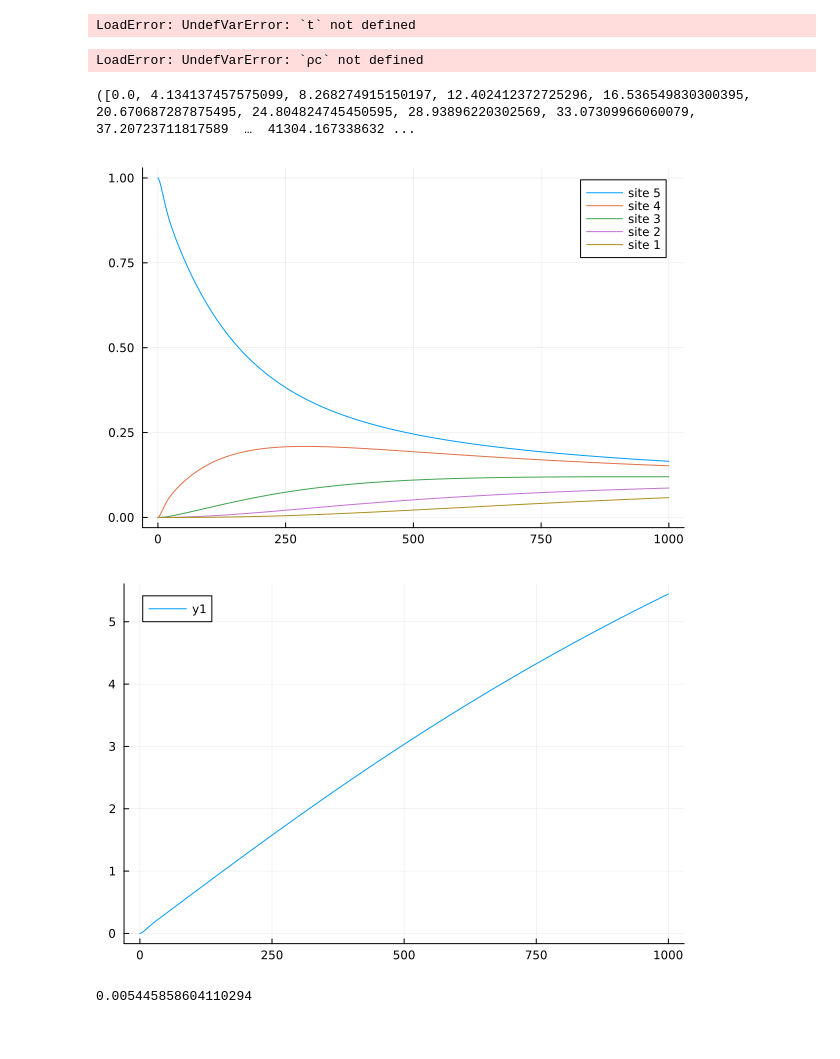
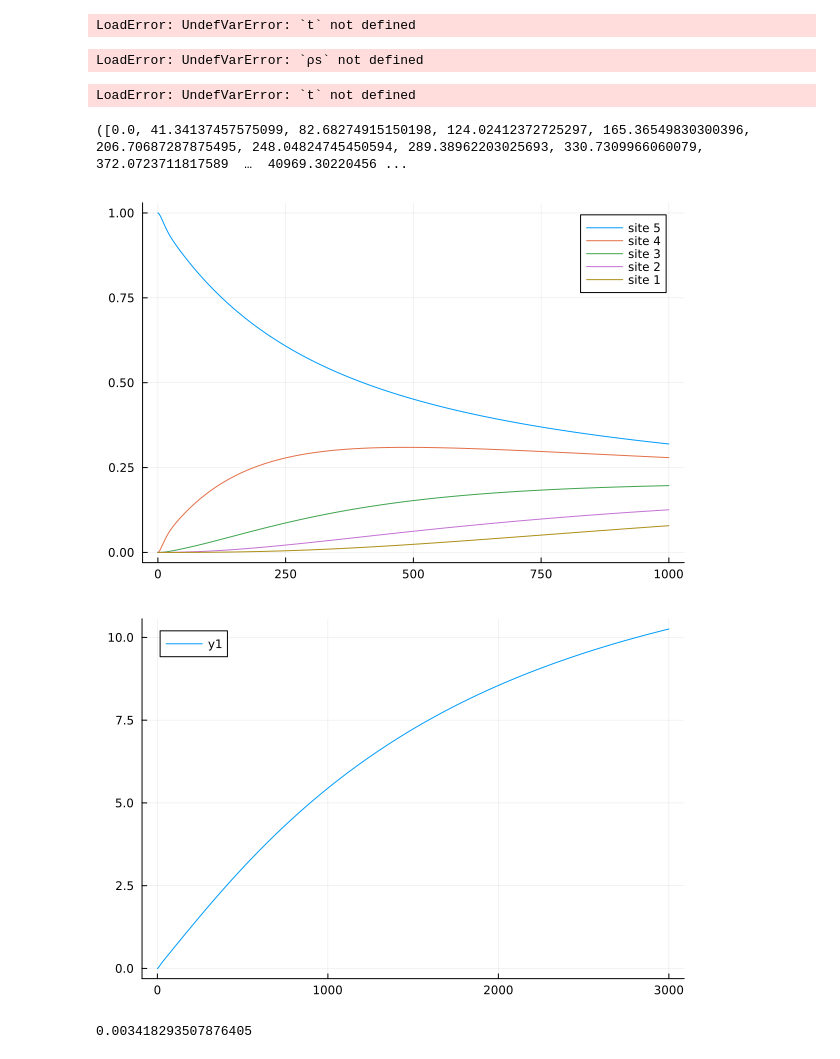
Before and after one commit to Frost-group/pathintegraldynamics, a Jupyter notebook: 0003-Rubrene/Rubrene.ipynb, the cells around one changed output. Cells and saved outputs as stored; diff of their text form; code cells hidden in the pictures.

```diff
--- a/0003-Rubrene/Rubrene.ipynb
+++ b/0003-Rubrene/Rubrene.ipynb
@@ -26,5 +26,5 @@ Ordejon paper mentions that Hamiltonian electronic terms are $\epsilon_0$ , $\ep
 # %% [output]
 -10.7
 # %%
-N = 12
+N = 5
 # %% [output]
@@ -101,7 +96,7 @@ Jw = SpectralDensities.DrudeLorentz(λ=135*mev2au, γ=150*mev2au, Δs=1.0)
 # %% [output]
 QuantumDynamics.SpectralDensities.DrudeLorentz(0.0049614333003000005, 0.005512703667, 1.0, 5.512703667, false)
 # %%
-nsteps = 10000
+nsteps = 1000
 ρ0 = Matrix{ComplexF64}(zeros(N, N))
 ρ0[5, 5] = 1.0
 
@@ -113,5 +108,5 @@ T = 50.0:50.0:500.0
 # %% [markdown]
 Simulation is very sensitive to time-stepping. NaNs get produced if you're not careful
 # %%
-dt = 0.1/au2fs # 1fs
+dt = 1/au2fs # 1fs
 # %% [output]
@@ -140,17 +135,19 @@ plot!(t.*au2fs, real.(ρs[:, 1, 1]), label="site 1")
 LoadError: UndefVarError: `t` not defined
 # %%
 MSD = []
-for i in 1:50
+for i in 1:3000
     s = 0.0
     for j in 1:N
-        s += real(ρc[i, j, j])*(j-5)^2
+        s += real(ρs[i, j, j])*(j-5)^2
     end
     push!(MSD, s)
 end
 # %% [output]
-LoadError: UndefVarError: `ρc` not defined
+LoadError: UndefVarError: `ρs` not defined
 # %%
-display("text/plain", MSD)
+plot((t[1:3000]).*au2fs, MSD)
+# %% [output]
+LoadError: UndefVarError: `t` not defined
 # %%
 # HEOM
 
@@ -175,9 +172,9 @@ times_HEOM, ρs_HEOM = HEOM.propagate(;
                                     Jw=JwH,
                                     sys_ops=sys_ops,
                                     num_modes=1,
-                                    Lmax=2)
+                                    Lmax=3)
 # %% [output]
-([0.0, 4.134137457575099, 8.268274915150197, 12.402412372725296, 16.536549830300395, 20.670687287875495, 24.804824745450595, 28.93896220302569, 33.07309966060079, 37.20723711817589  …  41304.167338632 ...
+([0.0, 41.34137457575099, 82.68274915150198, 124.02412372725297, 165.36549830300396, 206.70687287875495, 248.04824745450594, 289.38962203025693, 330.7309966060079, 372.0723711817589  …  40969.30220456 ...
 # %%
 plot(times_HEOM.*au2fs, real.(ρs_HEOM[:, 5, 5]), label="site 5")
 plot!(times_HEOM.*au2fs, real.(ρs_HEOM[:, 4, 4]), label="site 4")
@@ -185,6 +182,6 @@ plot!(times_HEOM.*au2fs, real.(ρs_HEOM[:, 3, 3]), label="site 3")
 plot!(times_HEOM.*au2fs, real.(ρs_HEOM[:, 2, 2]), label="site 2")
 plot!(times_HEOM.*au2fs, real.(ρs_HEOM[:, 1, 1]), label="site 1")
 # %% [output]
-[figure, old version]
+[figure, new version]
 # %%
 MSD_HEOM = []
@@ -196,10 +193,10 @@ for i in 1:10000
     push!(MSD_HEOM, s)
 end
 # %%
-plot((times_HEOM[1:10000]).*au2fs, MSD_HEOM)
+plot((times_HEOM[1:30000]).*au2fs, MSD_HEOM)
 # %% [output]
-[figure, old version]
+[figure, new version]
 # %%
-μ = (MSD_HEOM[10000] - MSD_HEOM[1])/((times_HEOM[10000] - times_HEOM[1])*au2fs)
+μ = (MSD_HEOM[30000] - MSD_HEOM[1])/((times_HEOM[30000] - times_HEOM[1])*au2fs)
 # %% [output]
-0.005445858604110294
+0.003418293507876405
```
Also changed, not shown: parts of 8 cells of this notebook, 10 other files.
